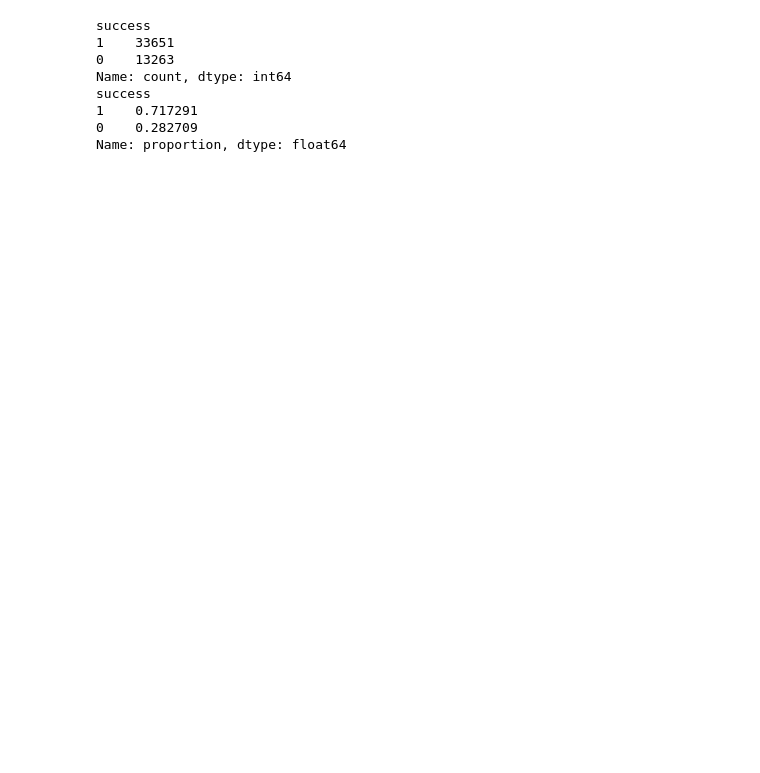
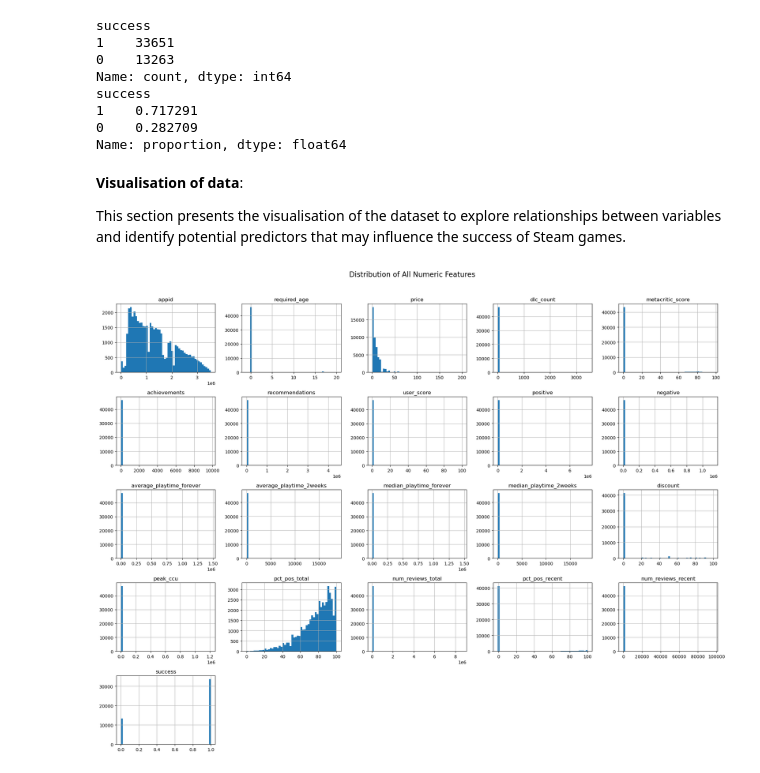
Before and after one commit to AhmadBeyruni299/steam-game-success-predictor, a Jupyter notebook: Untitled.ipynb, the cells around one changed output. Saved outputs shown, nothing was run; the diff lists cells and outputs as text; code cells hidden in the pictures; blank space fills up the shorter version.

```diff
--- a/Untitled.ipynb
+++ b/Untitled.ipynb
@@ -164,3 +162,15 @@ success
 1    0.717291
 0    0.282709
 Name: proportion, dtype: float64
+# %% [markdown]
+**Visualisation of data**:
+
+This section presents the visualisation of the dataset to explore relationships between variables and identify potential predictors that may influence the success of Steam games.
+# %%
+# Overview of numeric distributions
+df.hist(figsize=(20, 15), bins=50)
+plt.suptitle('Distribution of All Numeric Features', y=1.02, fontsize=16)
+plt.tight_layout()
+plt.show()
+# %% [output]
+[figure, added]
```
Also changed, not shown: parts of 37 cells of this notebook.
